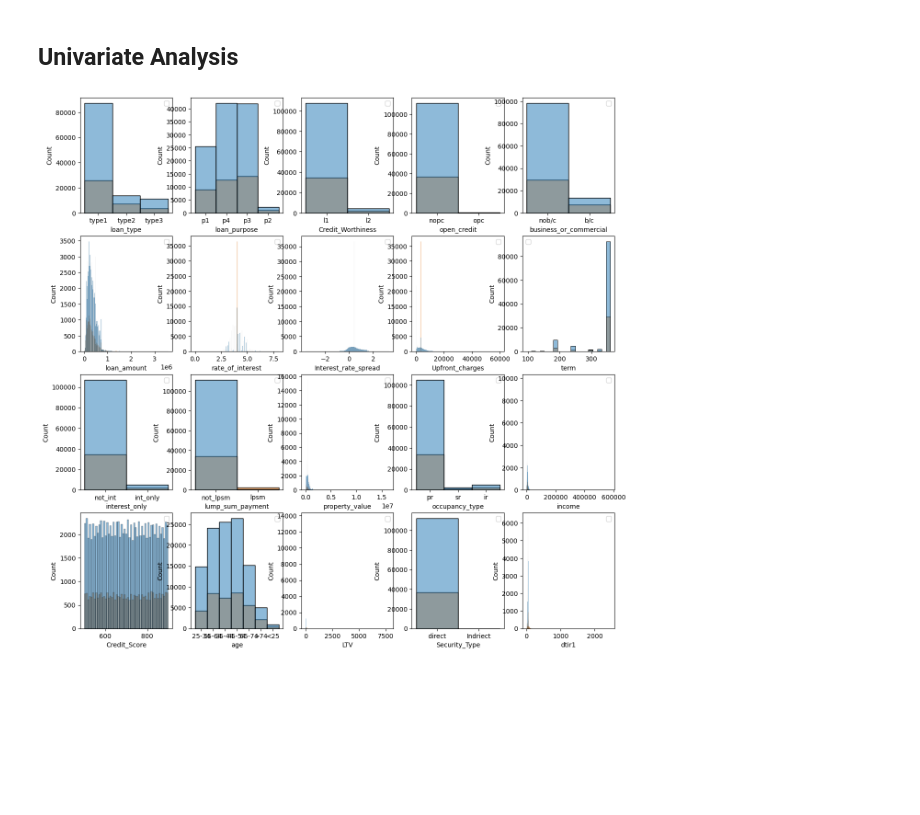
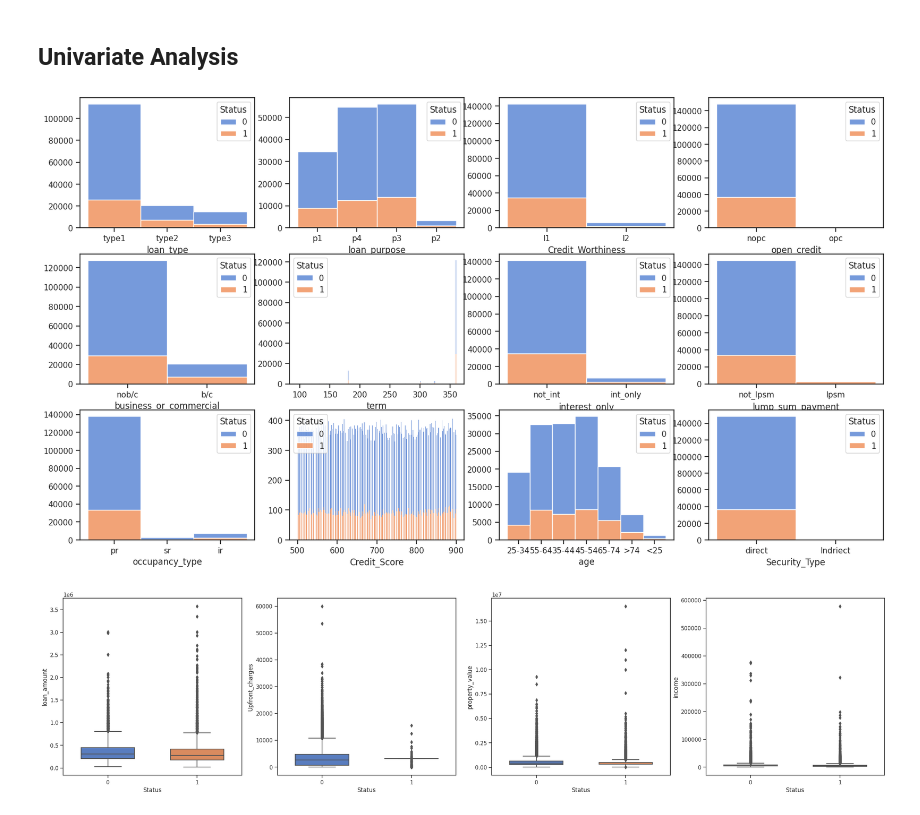
Before and after one commit to Hoale2908/Data_Preprocessing_for_Mortgage_Loan_Default_Prediction, a Jupyter notebook: model.ipynb, the cells around one changed output. Cells and saved outputs as stored; diff of their text form; code cells hidden in the pictures; blank space fills up the shorter version.

```diff
--- a/model.ipynb
+++ b/model.ipynb
@@ -178,17 +183,30 @@ loan.describe()
 | max | 3.576500e+06 | 8.000000 | 3.357000 | 60000.000000 | 360.000000 | 1.650800e+07 | ... |
 # %% [markdown]
 ## Univariate Analysis
+# %%
+# Grouping features for visualization
+input_1 = ['loan_type', 'loan_purpose', 'Credit_Worthiness', 'open_credit', 'business_or_commercial', 'term', 'interest_only', 'lump_sum_payment', 'occupancy_type', 'Credit_Score', 'age', 'Security_Type']
+input_2 = ['loan_amount', 'Upfront_charges', 'property_value', 'income', ]
+input_3 = ['rate_of_interest', 'Interest_rate_spread', 'LTV', 'dtir1']
 # %%
 import warnings
 warnings.filterwarnings("ignore", category=FutureWarning, module="seaborn._oldcore")
 
-inputs = loan.columns.drop('Status')
-
-f = plt.figure(figsize=(15,15))
-for col in inputs:
-    i = inputs.to_list().index(col) + 1
-    ax = f.add_subplot(4,5,i)
-    sns.histplot(loan,x = loan[col], hue='Status')
-    plt.legend('')
+sns.set_theme(style="ticks", palette="muted")
+f1 = plt.figure(figsize=(20,15))
+for col in input_1:
+    i = input_1.index(col) + 1
+    ax = f1.add_subplot(4,4,i)
+    g1 = sns.histplot(loan, x=loan[col], legend=True, hue='Status', binwidth=.5, multiple='stack')
+    g1.set(ylabel=None)
 # %% [output]
-[figure, old version]
+[figure, new version]
+# %%
+
+f2 = plt.figure(figsize=(30,30))
+for col in input_2:
+    i = input_2.index(col) + 1
+    ax = f2.add_subplot(4,4,i)
+    g2 = sns.boxplot(loan, y=col, x='Status', width=.6)
+# %% [output]
+[figure, added]
```
Also changed, not shown: parts of 3 cells of this notebook.
